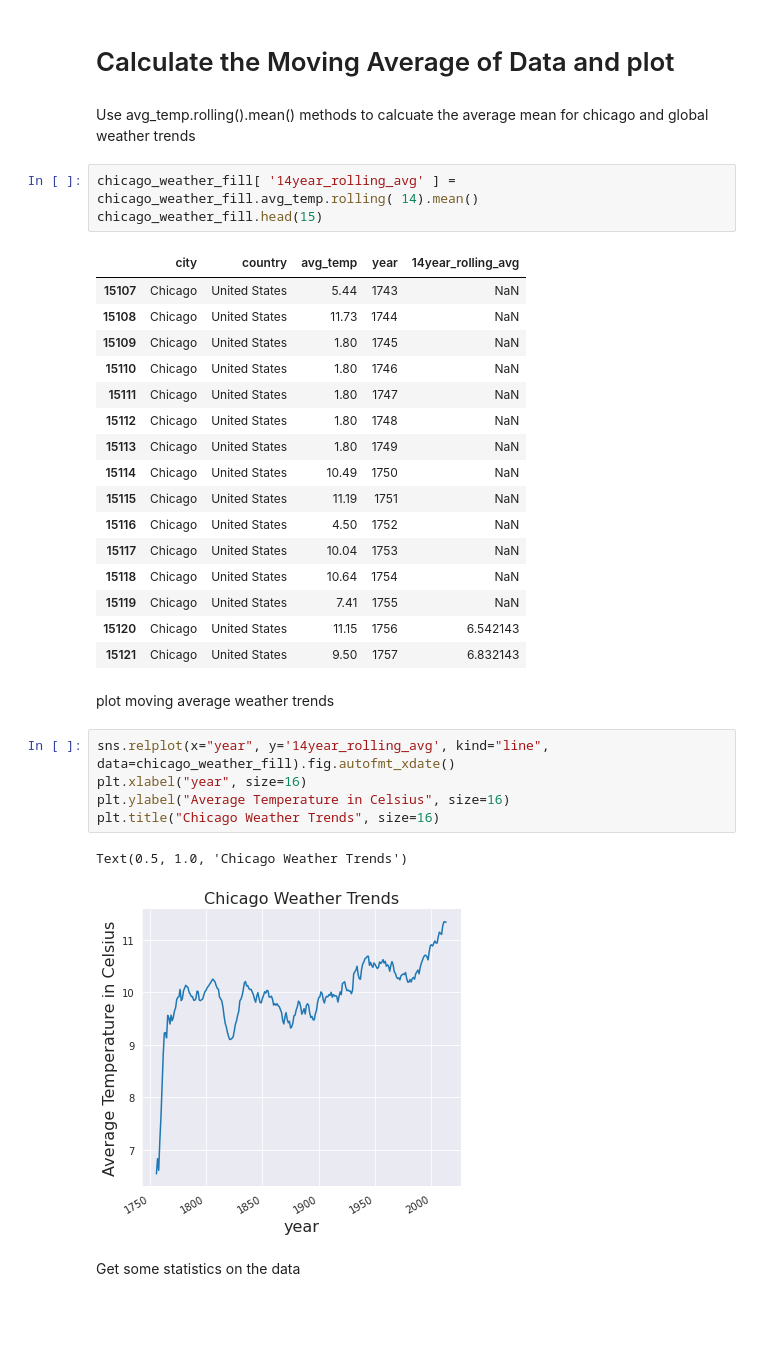
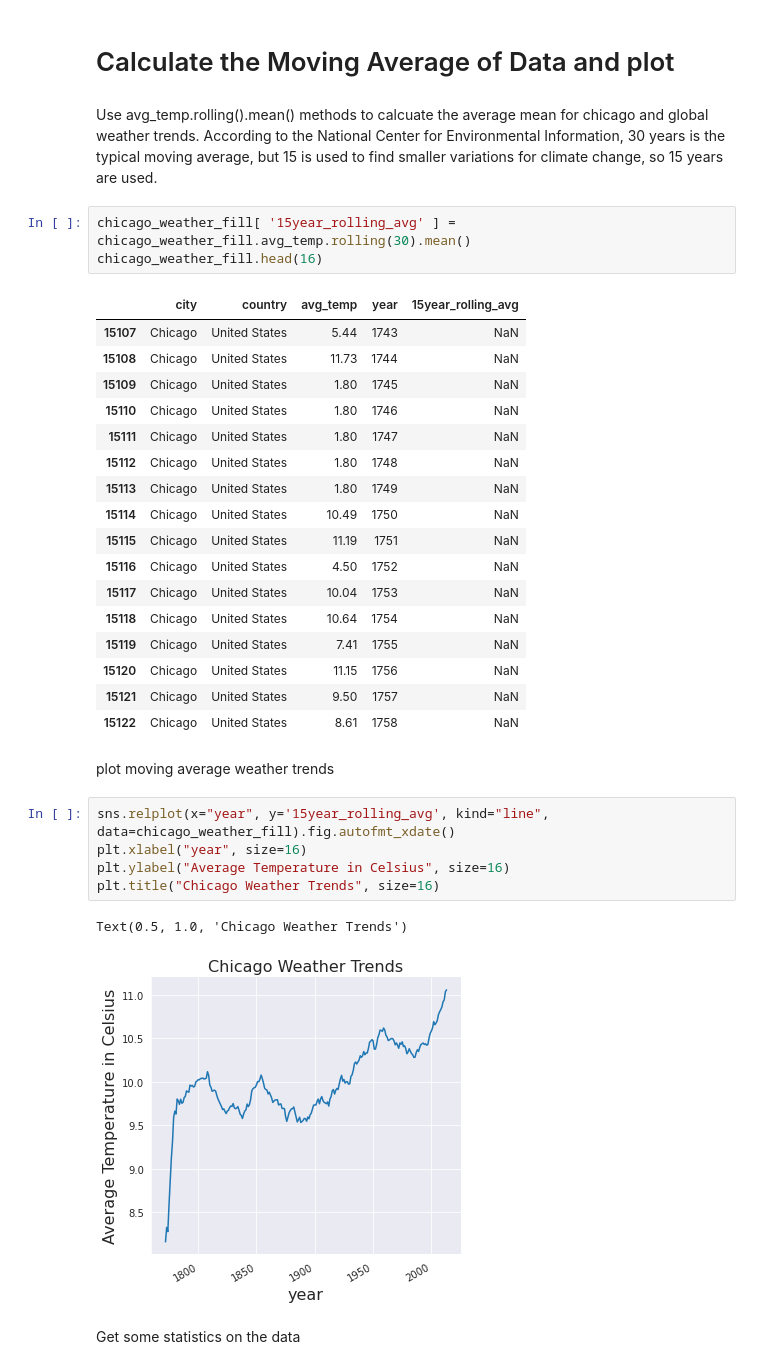
Before and after one commit to freedom-780/Weather_trends, a Jupyter notebook: Weather_project.ipynb, the cells around one changed output. Cells and saved outputs as stored; diff of their text form; blank space fills up the shorter version.

```diff
--- a/Weather_project.ipynb
+++ b/Weather_project.ipynb
@@ -96,12 +97,12 @@ sns.relplot(x="year", y="avg_temp", kind="line", data=global_weather)
 # Calculate the Moving Average of Data and plot
 # %% [markdown]
 Use avg_temp.rolling().mean() methods to calcuate the average mean
-for chicago and global weather trends
+for chicago and global weather trends. According to the National Center for Environmental Information, 30 years is the typical moving average, but 15 is used to find smaller variations for climate change, so 15 years are used.
 # %%
-chicago_weather_fill[ '14year_rolling_avg' ] = chicago_weather_fill.avg_temp.rolling( 14).mean()
-chicago_weather_fill.head(15)
+chicago_weather_fill[ '15year_rolling_avg' ] = chicago_weather_fill.avg_temp.rolling(30).mean()
+chicago_weather_fill.head(16)
 # %% [output]
-|  | city | country | avg_temp | year | 14year_rolling_avg |
+|  | city | country | avg_temp | year | 15year_rolling_avg |
 | 15107 | Chicago | United States | 5.44 | 1743 | NaN |
 | 15108 | Chicago | United States | 11.73 | 1744 | NaN |
 | 15109 | Chicago | United States | 1.80 | 1745 | NaN |
@@ -115,18 +116,19 @@ chicago_weather_fill.head(15)
 | 15117 | Chicago | United States | 10.04 | 1753 | NaN |
 | 15118 | Chicago | United States | 10.64 | 1754 | NaN |
 | 15119 | Chicago | United States | 7.41 | 1755 | NaN |
-| 15120 | Chicago | United States | 11.15 | 1756 | 6.542143 |
-| 15121 | Chicago | United States | 9.50 | 1757 | 6.832143 |
+| 15120 | Chicago | United States | 11.15 | 1756 | NaN |
+| 15121 | Chicago | United States | 9.50 | 1757 | NaN |
+| 15122 | Chicago | United States | 8.61 | 1758 | NaN |
 # %% [markdown]
 plot moving average weather trends
 # %%
-sns.relplot(x="year", y='14year_rolling_avg', kind="line", data=chicago_weather_fill).fig.autofmt_xdate()
+sns.relplot(x="year", y='15year_rolling_avg', kind="line", data=chicago_weather_fill).fig.autofmt_xdate()
 plt.xlabel("year", size=16)
 plt.ylabel("Average Temperature in Celsius", size=16)
 plt.title("Chicago Weather Trends", size=16)
 # %% [output]
 Text(0.5, 1.0, 'Chicago Weather Trends')
-[figure, old version]
+[figure, new version]
 # %% [markdown]
 Get some statistics on the data
 # %%
```
Also changed, not shown: parts of 5 cells of this notebook.
